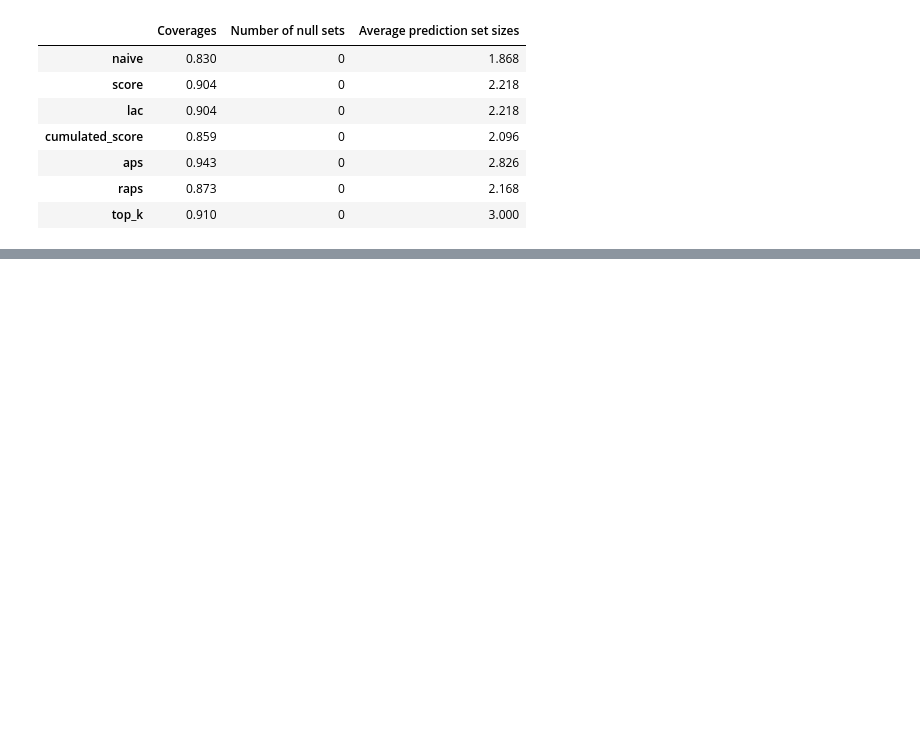
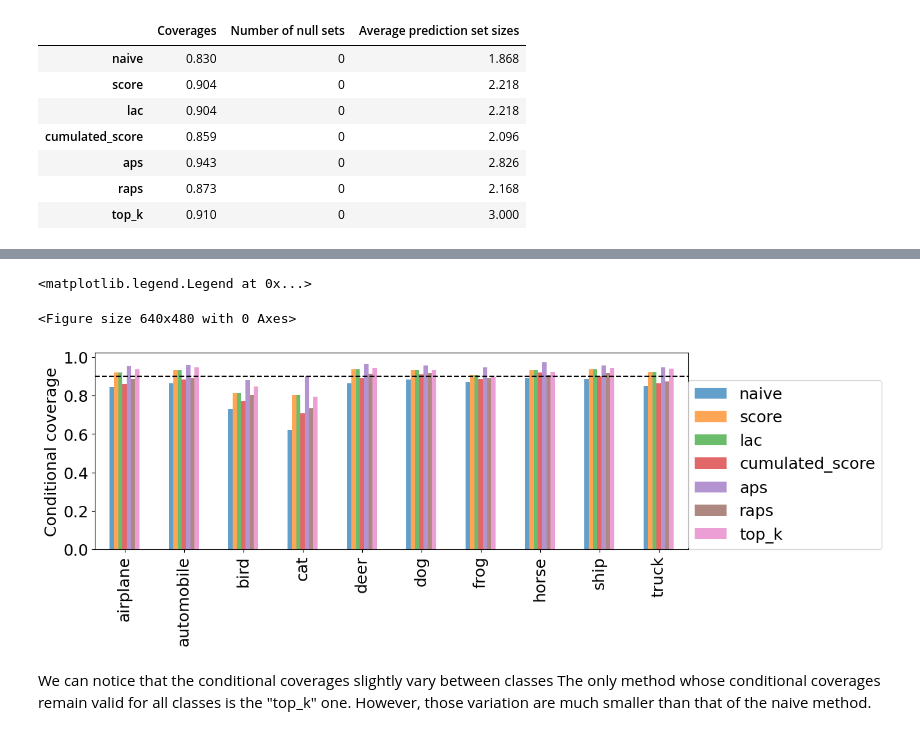
Before and after one commit to mohliyet/conformal_prediction, a Jupyter notebook: mapie_example.ipynb, the cells around one changed output, grey strips where cells are left out. Drawn from its saved outputs; the diff is of its cells as text; code cells hidden in the pictures; blank space fills up the shorter version.

```diff
--- a/mapie_example.ipynb
+++ b/mapie_example.ipynb
@@ -510,0 +721,48 @@ summary_df
+# %%
+def get_class_coverage(
+    y_test: np.ndarray,
+    y_method: Dict[str, np.ndarray],
+    label_names: List[str]
+) -> None:
+    """
+    Compute the coverage for each class. As MAPIE is looking for a
+    global coverage of 1-alpha, it is important to check that their
+    is not major coverage difference between classes.
+
+    Parameters
+    ----------
+    y_test: np.ndarray of shape (n_samples,)
+        Labels of the predictions.
+
+    y_method: Dict[str, np.ndarray]
+        Prediction sets for each method.
+
+    label_names: List[str]
+        Names of the labels.
+    """
+    recap ={}
+    for method in y_method:
+        recap[method] = []
+        for label in sorted(np.unique(y_test)):
+            indices = np.where(y_test==label)
+            label_name = label_names[label]
+            y_test_trunc = y_test[indices]
+            y_set_trunc = y_method[method][indices]
+            score_coverage = classification_coverage_score(y_test_trunc, y_set_trunc)
+            recap[method].append(score_coverage)
+    recap_df = pd.DataFrame(recap, index = label_names)
+    return recap_df
+# %%
+class_coverage = get_class_coverage(y_test, y_ps_90, label_names)
+# %%
+fig = plt.figure()
+class_coverage.plot.bar(figsize=(12, 4), alpha=0.7)
+plt.axhline(0.9, ls="--", color="k")
+plt.ylabel("Conditional coverage")
+plt.legend(loc=[1, 0])
+# %% [output]
+<matplotlib.legend.Legend at 0x...>
+<Figure size 640x480 with 0 Axes>
+[figure, added]
+# %% [markdown]
+We can notice that the conditional coverages slightly vary between classes The only method whose conditional coverages remain valid for all classes is the "top_k" one. However, those variation are much smaller than that of the naive method.
```
Also changed, not shown: parts of 15 cells of this notebook.
